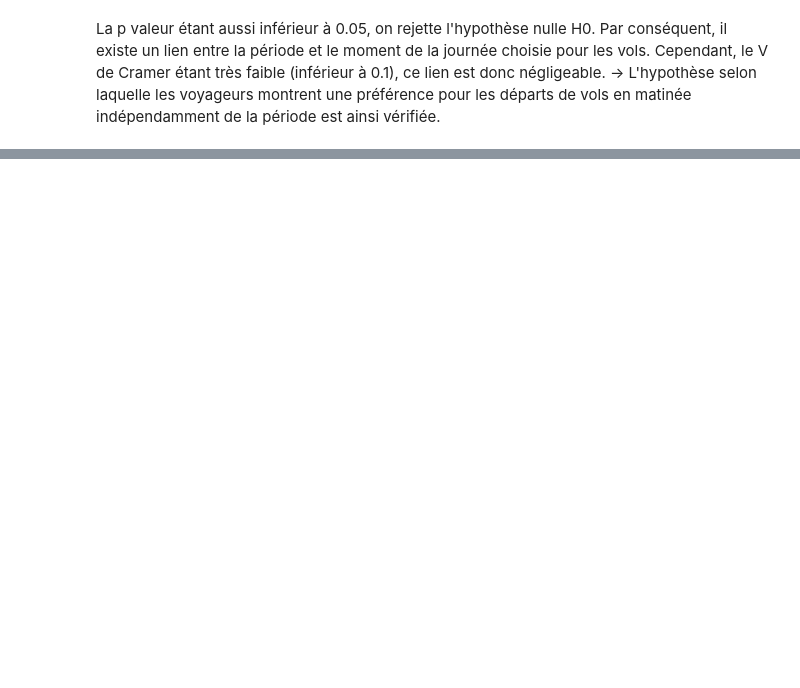
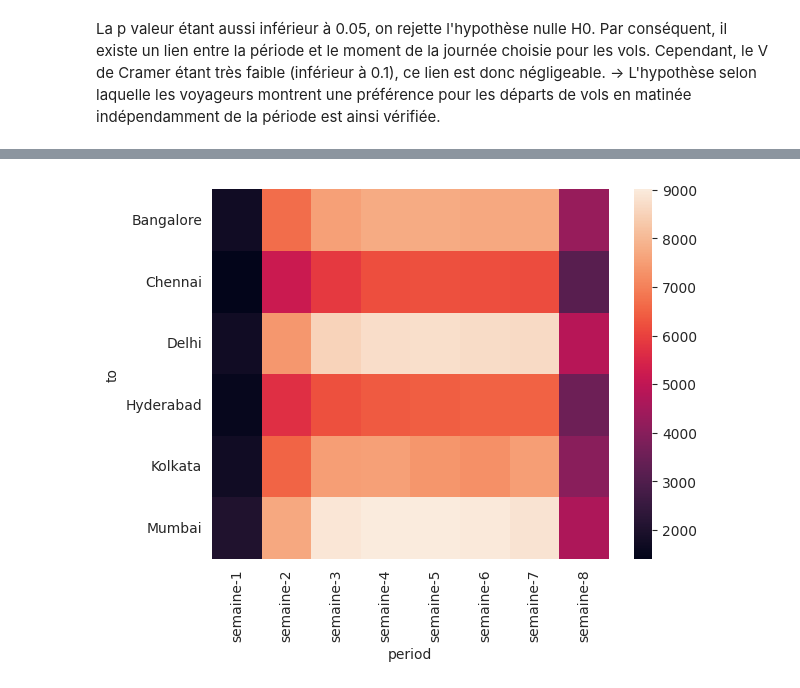
Before and after one commit to chanwinharold/Prevision_du_prix_des_vols, a Jupyter notebook: notebooks/03_statistical_insights.ipynb, the cells around one changed output, grey strips where cells are left out. Drawn from its saved outputs; the diff is of its cells as text; code cells hidden in the pictures; blank space fills up the shorter version.

```diff
--- a/notebooks/03_statistical_insights.ipynb
+++ b/notebooks/03_statistical_insights.ipynb
@@ -185,0 +198,8 @@ La p valeur étant aussi inférieur à 0.05, on rejette l'hypothèse nulle H0. P
+# %%
+# Table de contingence
+table_contingency = pd.crosstab(data.to, data.period)
+# Heatmap
+sns.heatmap(table_contingency)
+plt.show()
+# %% [output]
+[figure, added]
```
Also changed, not shown: parts of 15 cells of this notebook, 2 other files.
